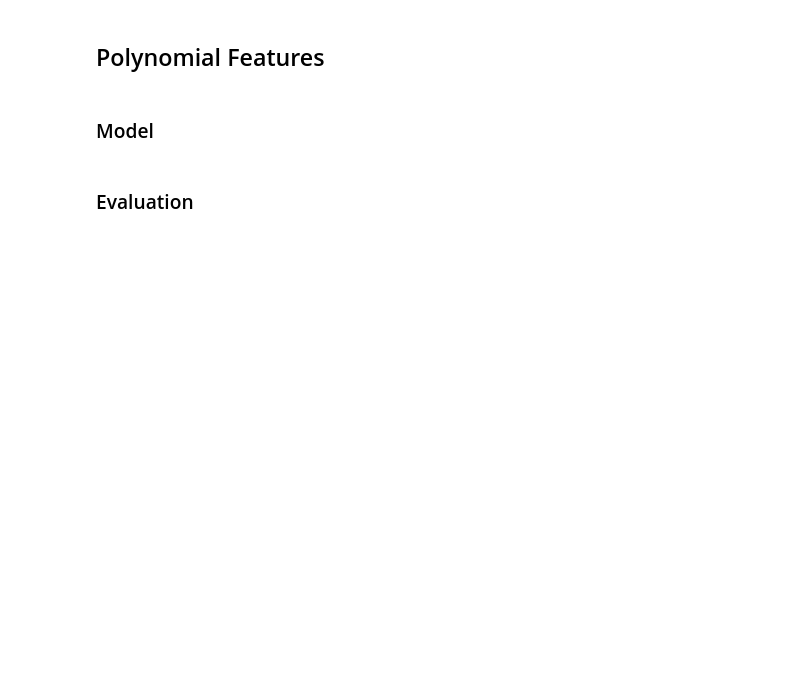
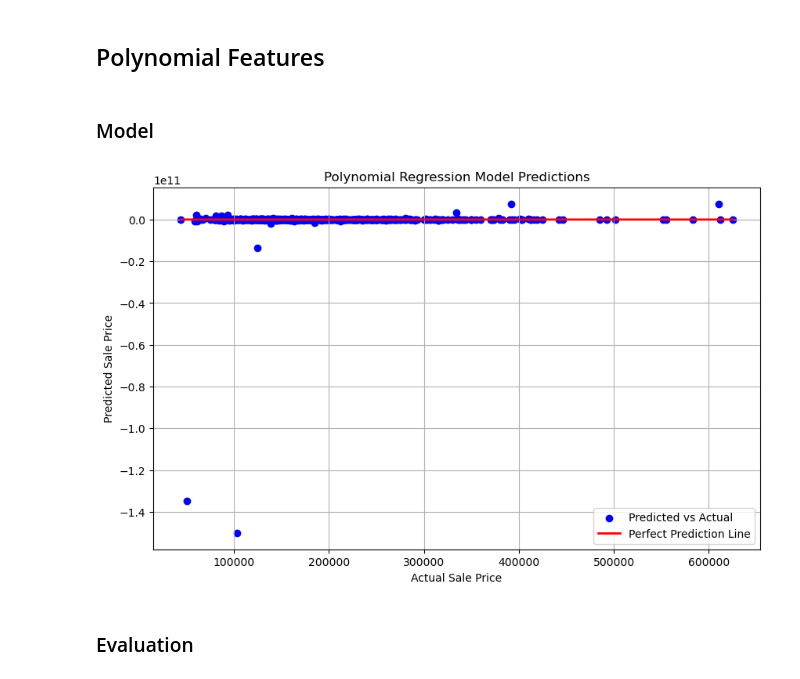
Before and after one commit to VegardMytting/IE500618-Machine-Learning, a Jupyter notebook: Assignment 1 - Ames housing dataset sale price prediction/A1.ipynb, the cells around one changed output. Drawn from its saved outputs; the diff is of its cells as text; code cells hidden in the pictures; blank space fills up the shorter version.

```diff
--- a/Assignment 1 - Ames housing dataset sale price prediction/A1.ipynb
+++ b/Assignment 1 - Ames housing dataset sale price prediction/A1.ipynb
@@ -136,6 +157,20 @@ x_test_poly = polynomial_features.transform(x_test_scaled)
 polynomial_regression = LinearRegression()
 polynomial_regression.fit(x_train_poly, y_train)
 y_predict_polynomial_features = polynomial_regression.predict(x_test_poly)
+# %%
+# Plotting
+plt.figure(figsize=(10, 6))
+plt.scatter(y_test, y_predict_polynomial_features, color='blue', label='Predicted vs Actual')
+plt.plot([y_test.min(), y_test.max()], [y_test.min(), y_test.max()], color='red', linewidth=2, label='Perfect Prediction Line')
+
+plt.title('Polynomial Regression Model Predictions')
+plt.xlabel('Actual Sale Price')
+plt.ylabel('Predicted Sale Price')
+plt.legend()
+plt.grid()
+plt.show()
+# %% [output]
+[figure, added]
 # %% [markdown]
 ### Evaluation
 # %%
```
Also changed, not shown: parts of 5 cells of this notebook.
